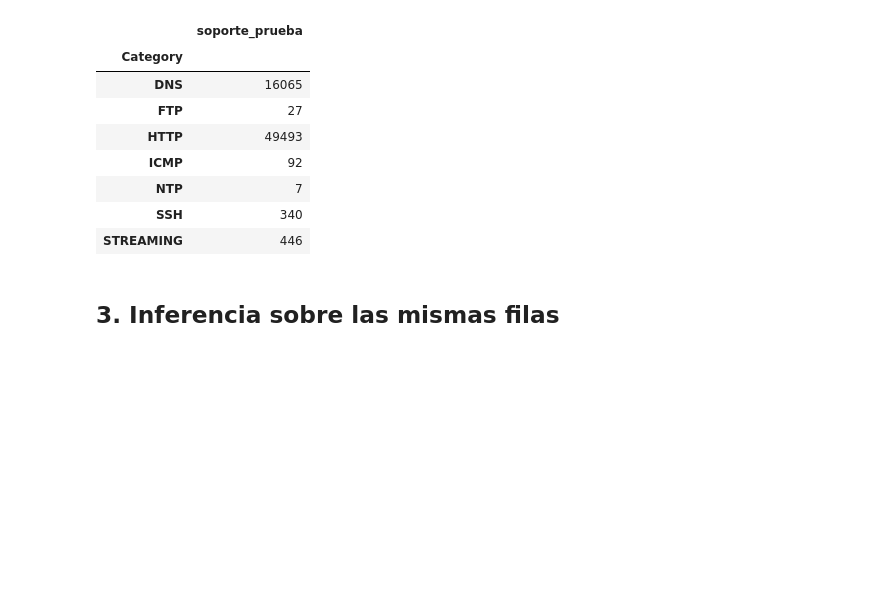
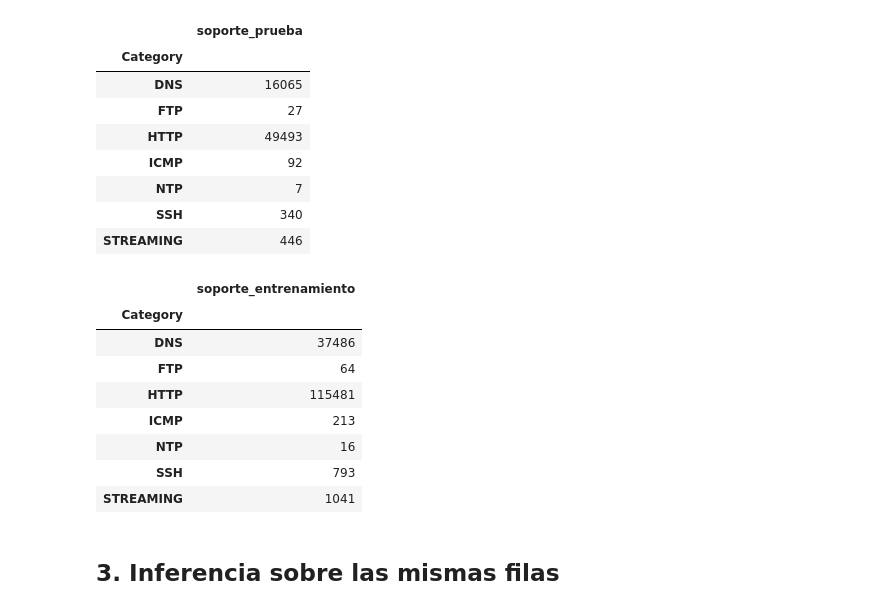
Before and after one commit to Volv1t3/SDN-Thesis-Project, a Jupyter notebook: src/main/python/model/SDN-MPLS-ML-TechDemonstrator-Model-Comparison.ipynb, the cells around one changed output. Cells and saved outputs as stored; diff of their text form; code cells hidden in the pictures; blank space fills up the shorter version.

```diff
--- a/src/main/python/model/SDN-MPLS-ML-TechDemonstrator-Model-Comparison.ipynb
+++ b/src/main/python/model/SDN-MPLS-ML-TechDemonstrator-Model-Comparison.ipynb
@@ -192,6 +192,18 @@ df.iloc[test_idx][target_column].value_counts().reindex(classes, fill_value=0).r
 | NTP | 7 |
 | SSH | 340 |
 | STREAMING | 446 |
+# %%
+df.iloc[train_idx][target_column].value_counts().reindex(classes, fill_value=0).rename('soporte_entrenamiento').to_frame()
+# %% [output]
+|  | soporte_entrenamiento |
+| Category |  |
+| DNS | 37486 |
+| FTP | 64 |
+| HTTP | 115481 |
+| ICMP | 213 |
+| NTP | 16 |
+| SSH | 793 |
+| STREAMING | 1041 |
 # %% [markdown]
 ## 3. Inferencia sobre las mismas filas
 # %% [markdown]
```
Also changed, not shown: parts of 8 cells of this notebook, 23 other files.
